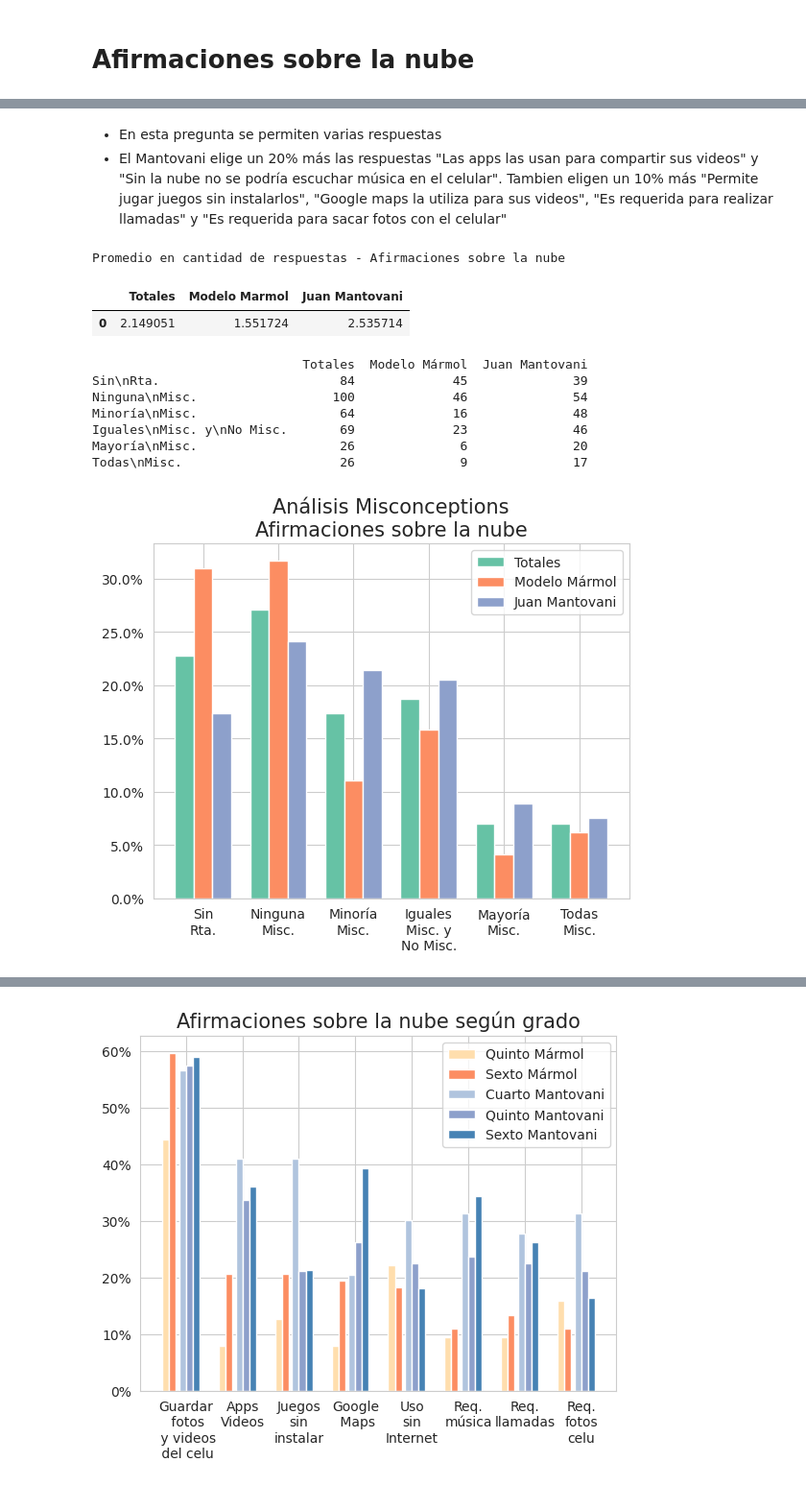
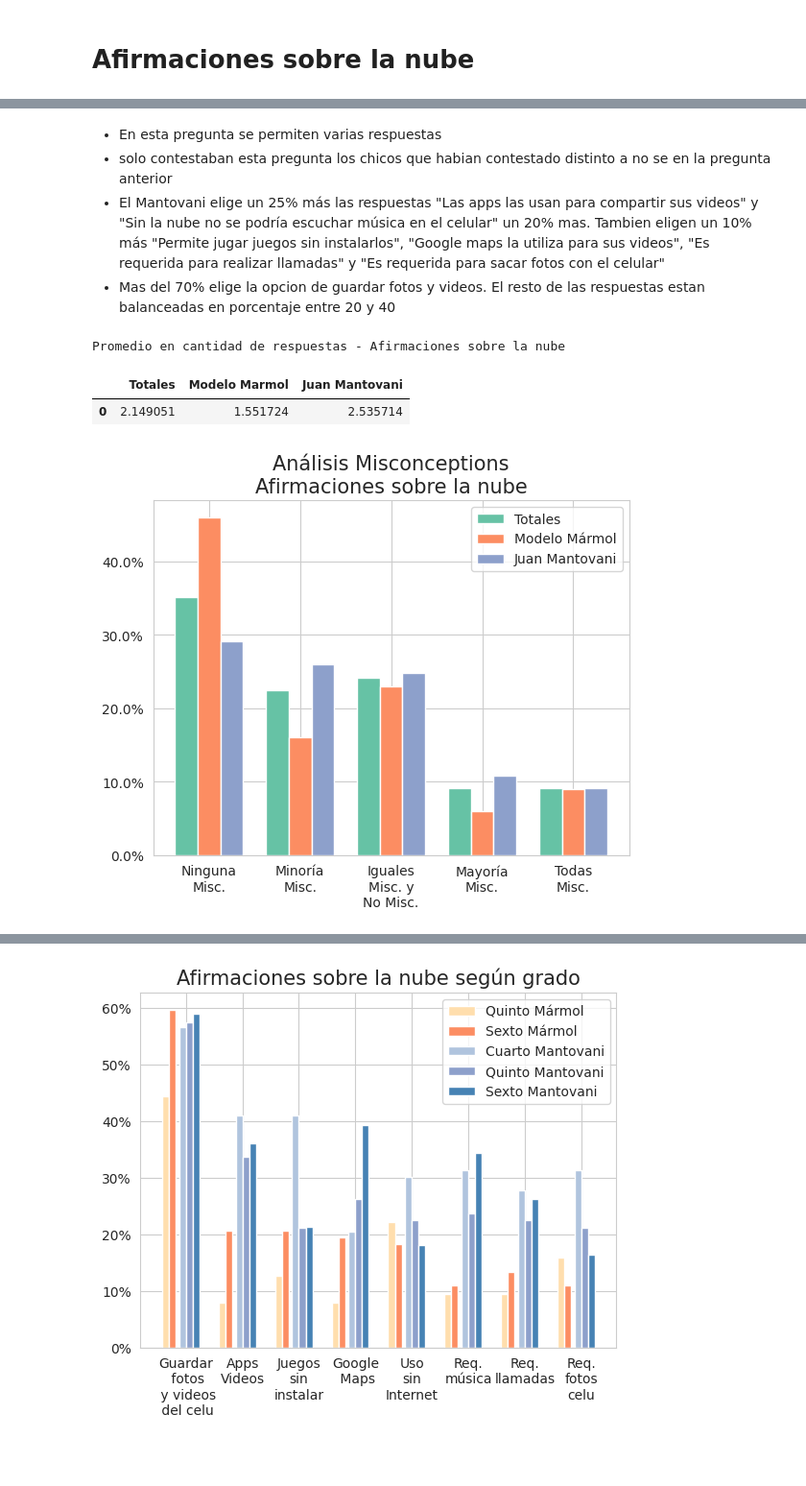
Before and after one commit to fedesassone/tesis, a Jupyter notebook: notebooks/misconceptions/Misconceptions.ipynb, the cells around one changed output, grey strips where cells are left out. Shown at 96% size. Saved outputs shown, nothing was run; the diff lists cells and outputs as text; code cells hidden in the pictures; blank space fills up the shorter version.

Commit message:
Bug afirmaciones y noses

```diff
--- a/notebooks/misconceptions/Misconceptions.ipynb
+++ b/notebooks/misconceptions/Misconceptions.ipynb
@@ -31,6 +31,11 @@ cant_marmol_sexto = len(marmol[marmol['grado']=="Sexto"])
 cant_mantovani_cuarto = len(mantovani[mantovani['grado']=="Cuarto"])
 cant_mantovani_quinto = len(mantovani[mantovani['grado']=="Quinto"])
 cant_mantovani_sexto = len(mantovani[mantovani['grado']=="Sexto"])
+# nose que es la nube
+nube_nose_totales   = df_fe    ["que_es_nube"].value_counts()["No sé"]
+nube_nose_marmol    = marmol   ["que_es_nube"].value_counts()["No sé"]
+nube_nose_mantovani = mantovani["que_es_nube"].value_counts()["No sé"]
+# faltan los no se de grado y genero
 # %% [output]
 (369, 22)
 # %% [markdown]
@@ -2776,6 +2775,8 @@ plt.savefig('afirmaciones_nube.png')
 # %% [markdown]
 * En esta pregunta se permiten varias respuestas
-* El Mantovani elige un 20% más las respuestas "Las apps las usan para compartir sus videos" y "Sin la nube no se podría escuchar música en el celular". Tambien eligen un 10% más "Permite jugar juegos sin instalarlos", "Google maps la utiliza para sus videos", "Es requerida para realizar llamadas" y "Es requerida para sacar fotos con el celular"
+* solo contestaban esta pregunta los chicos que habian contestado distinto a no se en la pregunta anterior
+* El Mantovani elige un 25% más las respuestas "Las apps las usan para compartir sus videos" y "Sin la nube no se podría escuchar música en el celular" un 20% mas. Tambien eligen un 10% más "Permite jugar juegos sin instalarlos", "Google maps la utiliza para sus videos", "Es requerida para realizar llamadas" y "Es requerida para sacar fotos con el celular"
+* Mas del 70% elige la opcion de guardar fotos y videos. El resto de las respuestas estan balanceadas en porcentaje entre 20 y 40
 # %%
 # Promedio en cantidad de respuestas - Afirmaciones sobre la nube
 data_total = df_fe["afirmaciones_nube"].str.replace(" ", "").str.get_dummies(sep=',').transpose().sum().mean()
@@ -2848,43 +2849,39 @@ dfs = [result["Totales"].apply(analizarMisc).value_counts(),
        result["Modelo Mármol"].apply(analizarMisc).value_counts(),
        result["Juan Mantovani"].apply(analizarMisc).value_counts()]
 
 
 result = pd.concat(dfs, axis=1, ignore_index=True)
 result = result.rename(columns={0: "Totales", 1: "Modelo Mármol", 2: "Juan Mantovani"})
 
 result = result.reindex(["Sin\nRta.",
                          "Ninguna\nMisc.",
                          "Minoría\nMisc.",
                          "Iguales\nMisc. y\nNo Misc.",
                          "Mayoría\nMisc.",
                          "Todas\nMisc."])
 # restamos las no respuestas de los valores null de los correspondientes colegios
 result.at['Sin\nRta.', 'Modelo Mármol'] = result.loc['Sin\nRta.','Modelo Mármol'] - cant_mantovani
 result.at['Sin\nRta.', 'Juan Mantovani'] = result.loc['Sin\nRta.','Juan Mantovani'] - cant_marmol
-print(result)
+
+result = result.drop("Sin\nRta.")
+# no las vamos a graficar (estamos graficando solo a los que responden la pregunta y sacando promedio con el nro de respuestas por colegio)
+# aun asi mantengo el calculo por si las utilizamos en algun momento
 
 bar_width = 0.25
 
 br1 = np.arange(len(result['Totales']))
 br2 = [x + bar_width for x in br1]
 br3 = [x + bar_width for x in br2]
 
-plt.bar(br1,result['Totales'].div(cant_total)           , width=bar_width , label = 'Totales')
-plt.bar(br2,result['Modelo Mármol'].div(cant_marmol)    , width=bar_width , label = 'Modelo Mármol')
-plt.bar(br3,result['Juan Mantovani'].div(cant_mantovani), width=bar_width , label = 'Juan Mantovani')
+plt.bar(br1,result['Totales'].div(cant_total - nube_nose_totales)             , width=bar_width , label = 'Totales')
+plt.bar(br2,result['Modelo Mármol'].div(cant_marmol - nube_nose_marmol)       , width=bar_width , label = 'Modelo Mármol')
+plt.bar(br3,result['Juan Mantovani'].div(cant_mantovani - nube_nose_mantovani), width=bar_width , label = 'Juan Mantovani')
 
 plt.gca().yaxis.set_major_formatter(PercentFormatter(1))
 plt.title("Análisis Misconceptions\nAfirmaciones sobre la nube", fontsize=15)
 plt.xticks([x + bar_width for x in br1], result.index)
 plt.legend()
 plt.savefig('misconc_afirmaciones_nube.png')
 # %% [output]
-                            Totales  Modelo Mármol  Juan Mantovani
-Sin\nRta.                        84             45              39
-Ninguna\nMisc.                  100             46              54
-Minoría\nMisc.                   64             16              48
-Iguales\nMisc. y\nNo Misc.       69             23              46
-Mayoría\nMisc.                   26              6              20
-Todas\nMisc.                     26              9              17
-[figure, old version]
+[figure, new version]
 # %% [markdown]
```
Also changed, not shown: parts of 5 cells of this notebook, 2 other files.
